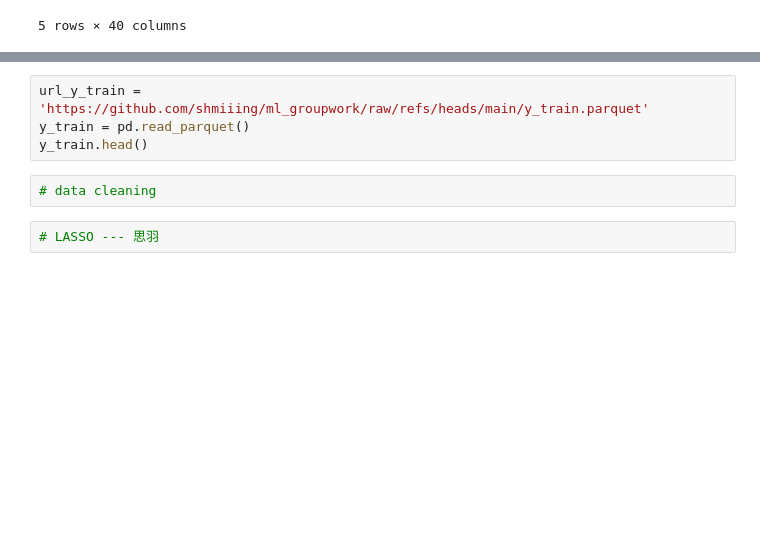
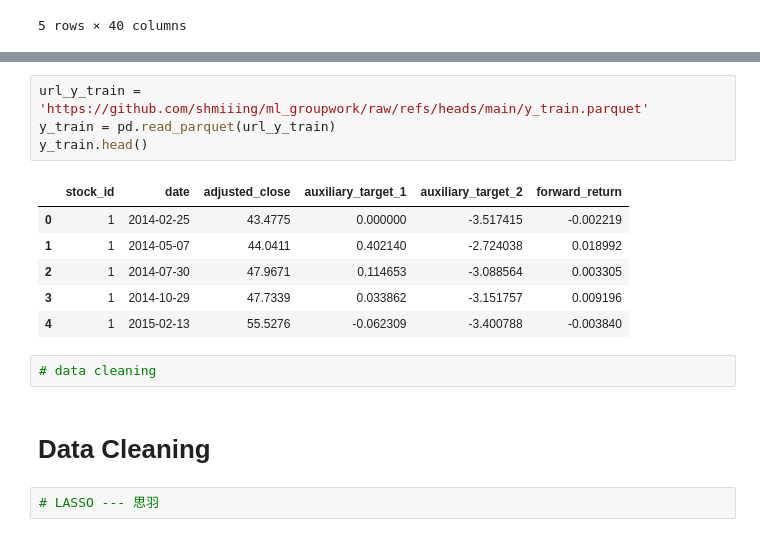
Before and after one commit to shmiiing/ml_groupwork, a Jupyter notebook: ML.ipynb, the cells around one changed output, grey strips where cells are left out. Saved outputs shown, nothing was run; the diff lists cells and outputs as text; blank space fills up the shorter version.

```diff
--- a/ML.ipynb
+++ b/ML.ipynb
@@ -27,9 +35,18 @@ DummyX_test.head()
 # %%
 url_y_train = 'https://github.com/shmiiing/ml_groupwork/raw/refs/heads/main/y_train.parquet'
-y_train = pd.read_parquet()
+y_train = pd.read_parquet(url_y_train)
 y_train.head()
+# %% [output]
+|  | stock_id | date | adjusted_close | auxiliary_target_1 | auxiliary_target_2 | forward_return |
+| 0 | 1 | 2014-02-25 | 43.4775 | 0.000000 | -3.517415 | -0.002219 |
+| 1 | 1 | 2014-05-07 | 44.0411 | 0.402140 | -2.724038 | 0.018992 |
+| 2 | 1 | 2014-07-30 | 47.9671 | 0.114653 | -3.088564 | 0.003305 |
+| 3 | 1 | 2014-10-29 | 47.7339 | 0.033862 | -3.151757 | 0.009196 |
+| 4 | 1 | 2015-02-13 | 55.5276 | -0.062309 | -3.400788 | -0.003840 |
 # %%
 # data cleaning
+# %% [markdown]
+# Data Cleaning
 # %%
 # LASSO --- 思羽
 # %%
```
Also changed, not shown: parts of 3 cells of this notebook.
